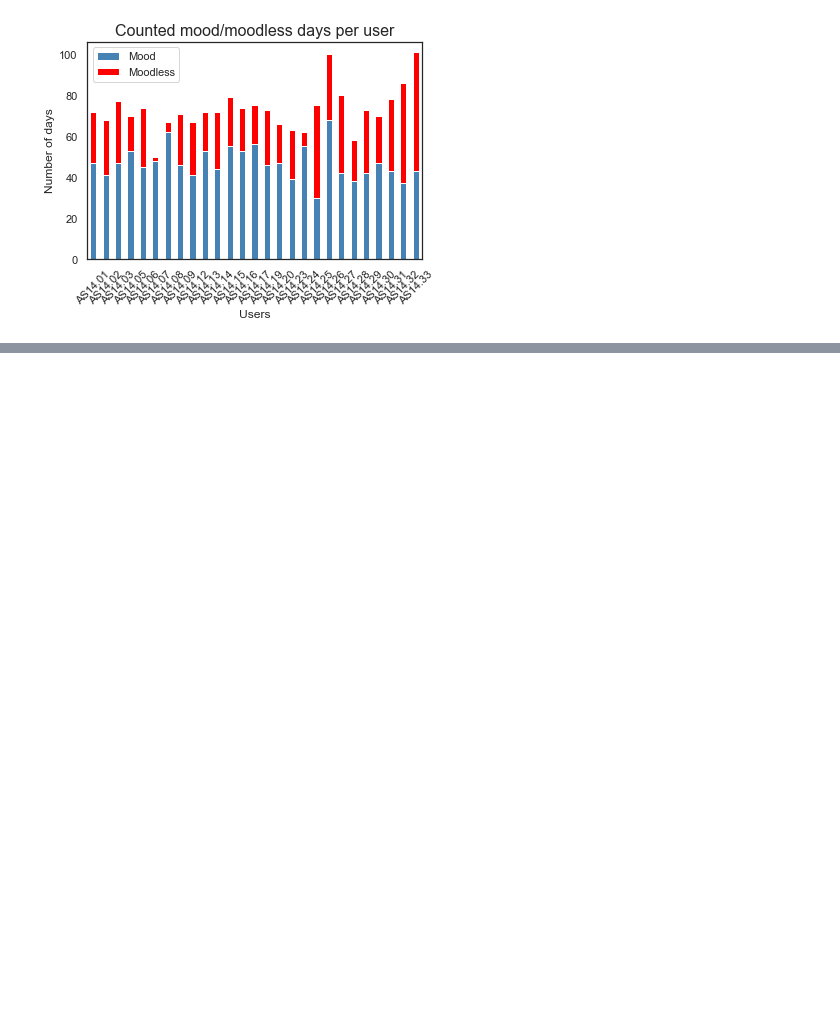
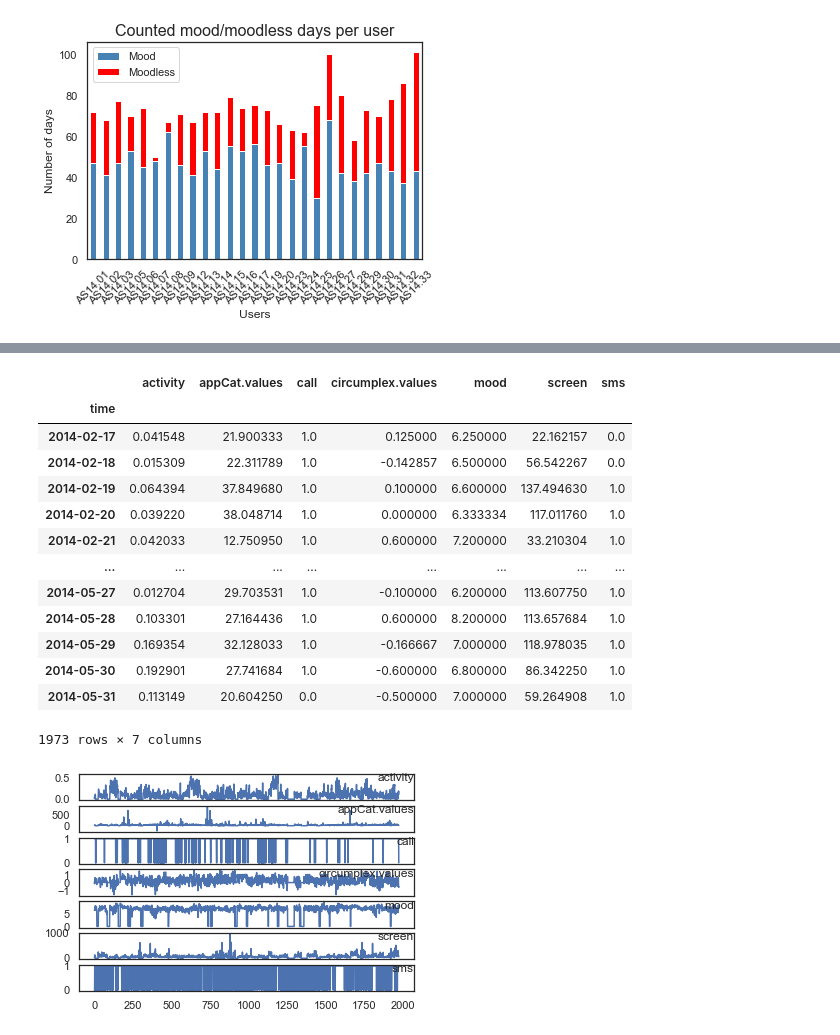
Before and after one commit to 10755373/vu_dmt, a Jupyter notebook: assignment1.ipynb, the cells around one changed output, grey strips where cells are left out. Cells and saved outputs as stored; diff of their text form; code cells hidden in the pictures; blank space fills up the shorter version.

```diff
--- a/assignment1.ipynb
+++ b/assignment1.ipynb
@@ -290,0 +359,35 @@ sns.heatmap(corr, mask=mask, cmap=cmap, vmax=.3, center=0,
+# %%
+from pandas import read_csv
+
+dataset = read_csv('data/testtest3.csv', header=0, index_col=0)
+display(dataset)
+values = dataset.values
+
+# specify columns to plot
+groups = [0, 1, 2, 3, 4, 5, 6]
+i = 1
+# plot each column
+plt.figure()
+for group in groups:
+	plt.subplot(len(groups), 1, i)
+    # pyplot.figure(figsize=(1,1))
+	plt.plot(values[:, group])
+	plt.title(dataset.columns[group], y=0.5, loc='right')
+	i += 1
+plt.show()
+# %% [output]
+|  | activity | appCat.values | call | circumplex.values | mood | screen | sms |
+| time |  |  |  |  |  |  |  |
+| 2014-02-17 | 0.041548 | 21.900333 | 1.0 | 0.125000 | 6.250000 | 22.162157 | 0.0 |
+| 2014-02-18 | 0.015309 | 22.311789 | 1.0 | -0.142857 | 6.500000 | 56.542267 | 0.0 |
+| 2014-02-19 | 0.064394 | 37.849680 | 1.0 | 0.100000 | 6.600000 | 137.494630 | 1.0 |
+| 2014-02-20 | 0.039220 | 38.048714 | 1.0 | 0.000000 | 6.333334 | 117.011760 | 1.0 |
+| 2014-02-21 | 0.042033 | 12.750950 | 1.0 | 0.600000 | 7.200000 | 33.210304 | 1.0 |
+| ... | ... | ... | ... | ... | ... | ... | ... |
+| 2014-05-27 | 0.012704 | 29.703531 | 1.0 | -0.100000 | 6.200000 | 113.607750 | 1.0 |
+| 2014-05-28 | 0.103301 | 27.164436 | 1.0 | 0.600000 | 8.200000 | 113.657684 | 1.0 |
+| 2014-05-29 | 0.169354 | 32.128033 | 1.0 | -0.166667 | 7.000000 | 118.978035 | 1.0 |
+| 2014-05-30 | 0.192901 | 27.741684 | 1.0 | -0.600000 | 6.800000 | 86.342250 | 1.0 |
+| 2014-05-31 | 0.113149 | 20.604250 | 0.0 | -0.500000 | 7.000000 | 59.264908 | 1.0 |
+1973 rows × 7 columns
+[figure, added]
```
Also changed, not shown: parts of 14 cells of this notebook, 3 other files.
